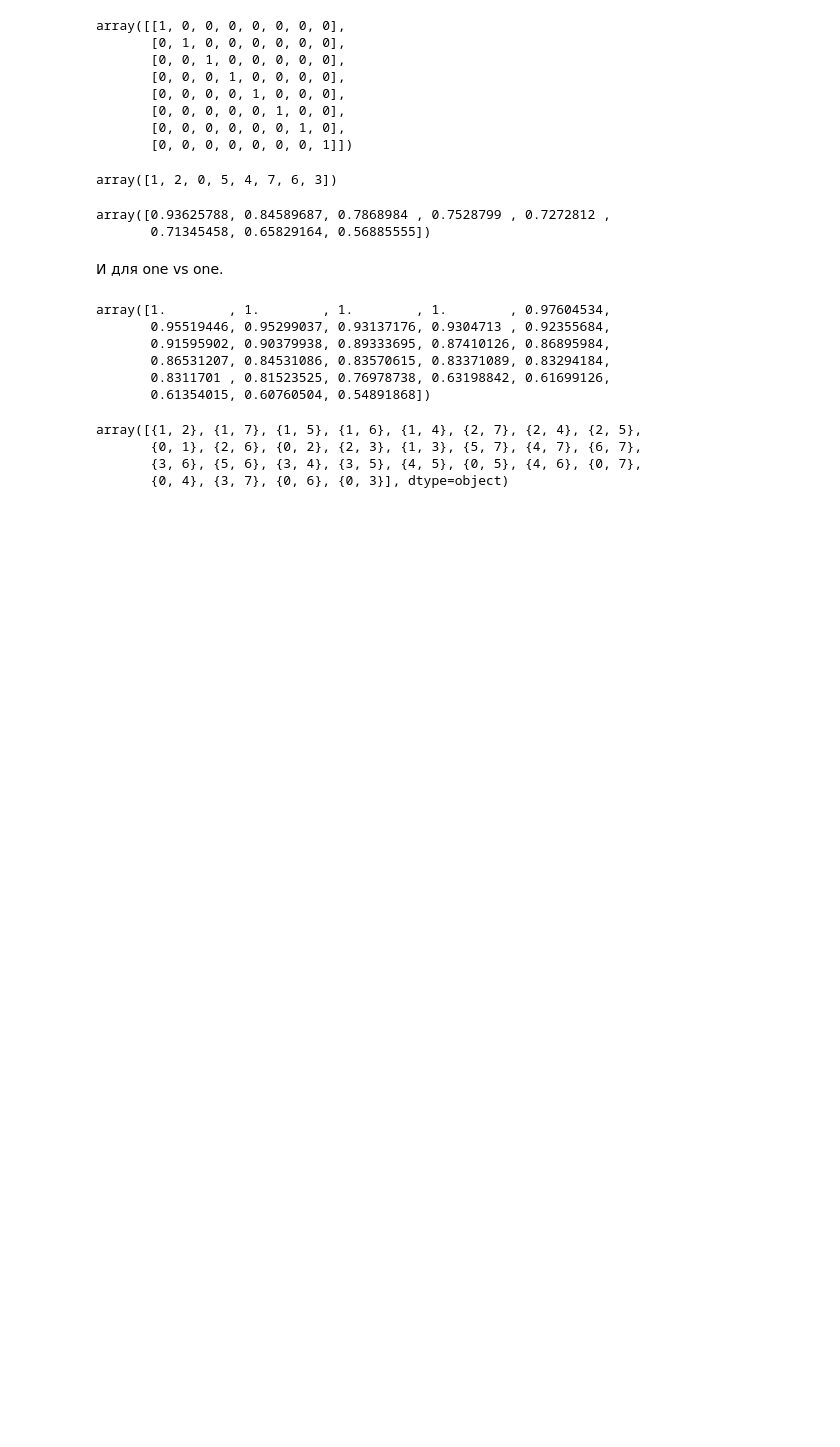
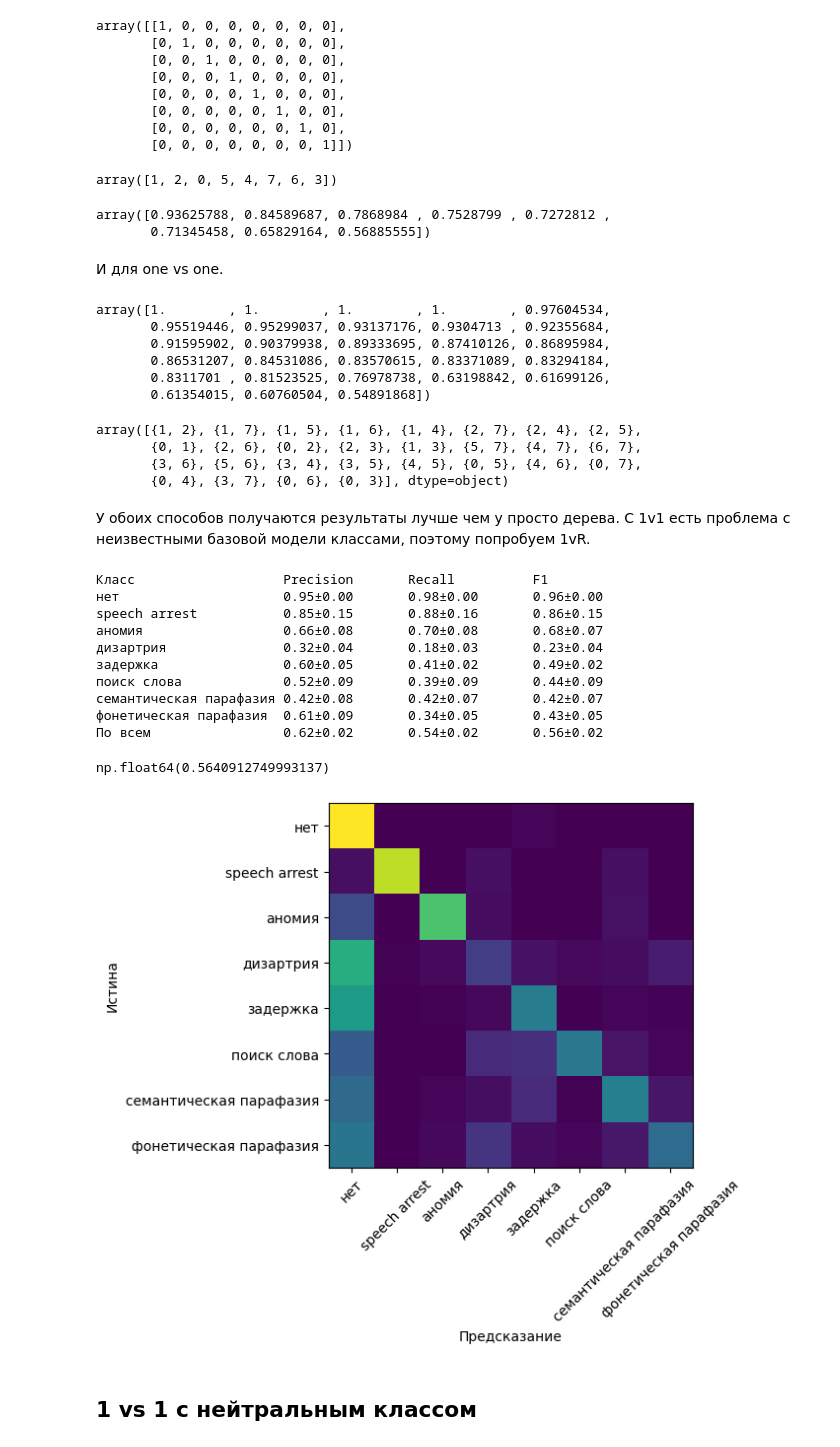
Before and after one commit to vmgorelikov/Automated-Classification-of-Language-Eloquent-Areas-in-Neurotypical-Individuals, a Jupyter notebook: notebooks/feature_and_model_selection.ipynb, the cells around one changed output. Saved outputs shown, nothing was run; the diff lists cells and outputs as text; code cells hidden in the pictures; blank space fills up the shorter version.

```diff
--- a/notebooks/feature_and_model_selection.ipynb
+++ b/notebooks/feature_and_model_selection.ipynb
@@ -482,3 +592,26 @@ array([{1, 2}, {1, 7}, {1, 5}, {1, 6}, {1, 4}, {2, 7}, {2, 4}, {2, 5},
        {0, 1}, {2, 6}, {0, 2}, {2, 3}, {1, 3}, {5, 7}, {4, 7}, {6, 7},
        {3, 6}, {5, 6}, {3, 4}, {3, 5}, {4, 5}, {0, 5}, {4, 6}, {0, 7},
        {0, 4}, {3, 7}, {0, 6}, {0, 3}], dtype=object)
+# %% [markdown]
+У обоих способов получаются результаты лучше чем у просто дерева. С 1v1 есть проблема с неизвестными базовой модели классами, поэтому попробуем 1vR.
+# %%
+base_model = DecisionTreeClassifier(max_depth=11,
+                                random_state=SEED)
+ovr_classifier = OneVsRestClassifier(base_model)
+# %%
+evaluate(ovr_classifier)
+# %% [output]
+Класс                   Precision       Recall          F1
+нет                     0.95±0.00       0.98±0.00       0.96±0.00
+speech arrest           0.85±0.15       0.88±0.16       0.86±0.15
+аномия                  0.66±0.08       0.70±0.08       0.68±0.07
+дизартрия               0.32±0.04       0.18±0.03       0.23±0.04
+задержка                0.60±0.05       0.41±0.02       0.49±0.02
+поиск слова             0.52±0.09       0.39±0.09       0.44±0.09
+семантическая парафазия 0.42±0.08       0.42±0.07       0.42±0.07
+фонетическая парафазия  0.61±0.09       0.34±0.05       0.43±0.05
+По всем                 0.62±0.02       0.54±0.02       0.56±0.02
+np.float64(0.5640912749993137)
+[figure, added]
+# %% [markdown]
+## 1 vs 1 с нейтральным классом
```
Also changed, not shown: parts of 54 cells of this notebook, 1 other file.
